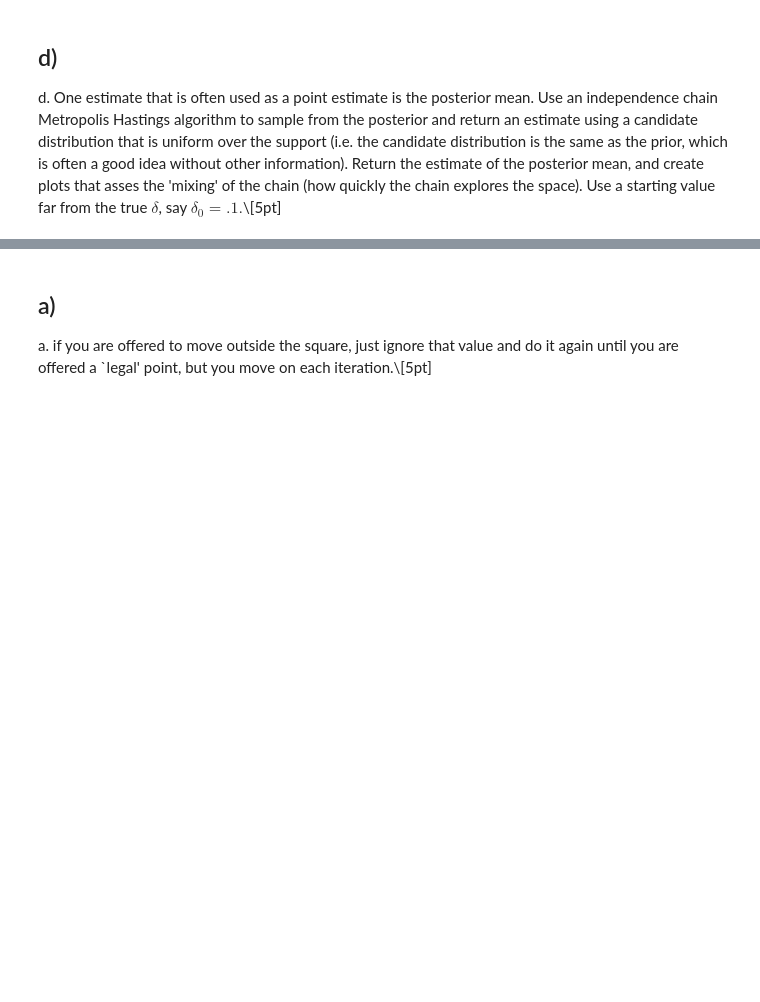
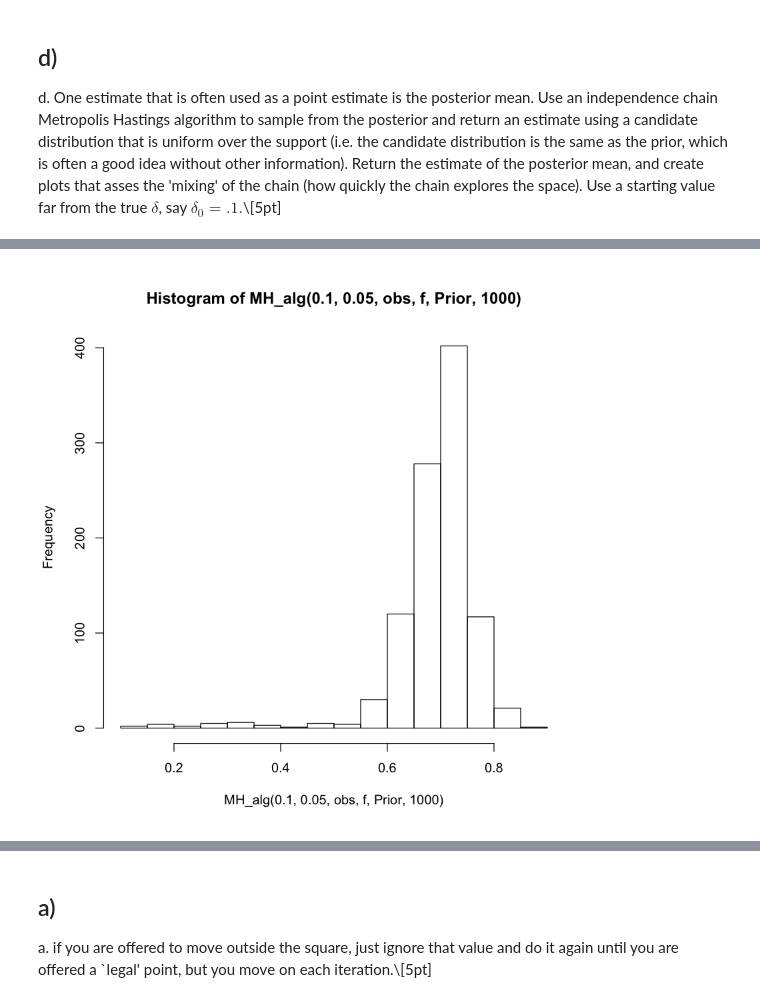
Before and after one commit to franklinmarsh/computational_statistics, a Jupyter notebook: hw4.ipynb, the cells around one changed output, grey strips where cells are left out. Drawn from its saved outputs; the diff is of its cells as text; code cells hidden in the pictures; blank space fills up the shorter version.

```diff
--- a/hw4.ipynb
+++ b/hw4.ipynb
@@ -97,0 +142,41 @@ d.  One estimate that is often used as a point estimate is the posterior mean.
+# %%
+MHStep <- function(x, eps, obs, f, prior) {
+
+    y <- x + eps*runif(1,-1,1)
+
+    met_ratio <- min(1,(BayesInf(obs,f,prior,y)/BayesInf(obs,f,prior,x)))
+
+    if (runif(1) < met_ratio) {
+        return(y)
+
+    }
+
+    else {
+        return(x)
+    }
+}
+
+MH_alg <- function(x, eps, obs, f, prior, n_iters) {
+
+    path <- c(x)
+
+    for (i in (2:(n_iters + 1))) {
+        path[i] <- MHStep(path[i-1], eps, obs, f, prior)
+    }
+
+    return(path)
+}
+
+IterMH_mean <- function(x, eps, obs, f, prior, iter_seq) {
+
+    means <- c()
+
+    for (i in (1:length(iter_seq))) {
+        means[i] <- mean(MH_alg(x, eps, obs, f, prior, iter_seq[i]))
+    }
+    return(means)
+}
+# %%
+hist(MH_alg(0.1, 0.05, obs, f, Prior, 1000))
+# %% [output]
+[figure, added]
```
Also changed, not shown: parts of 24 cells of this notebook, 2 other files.
